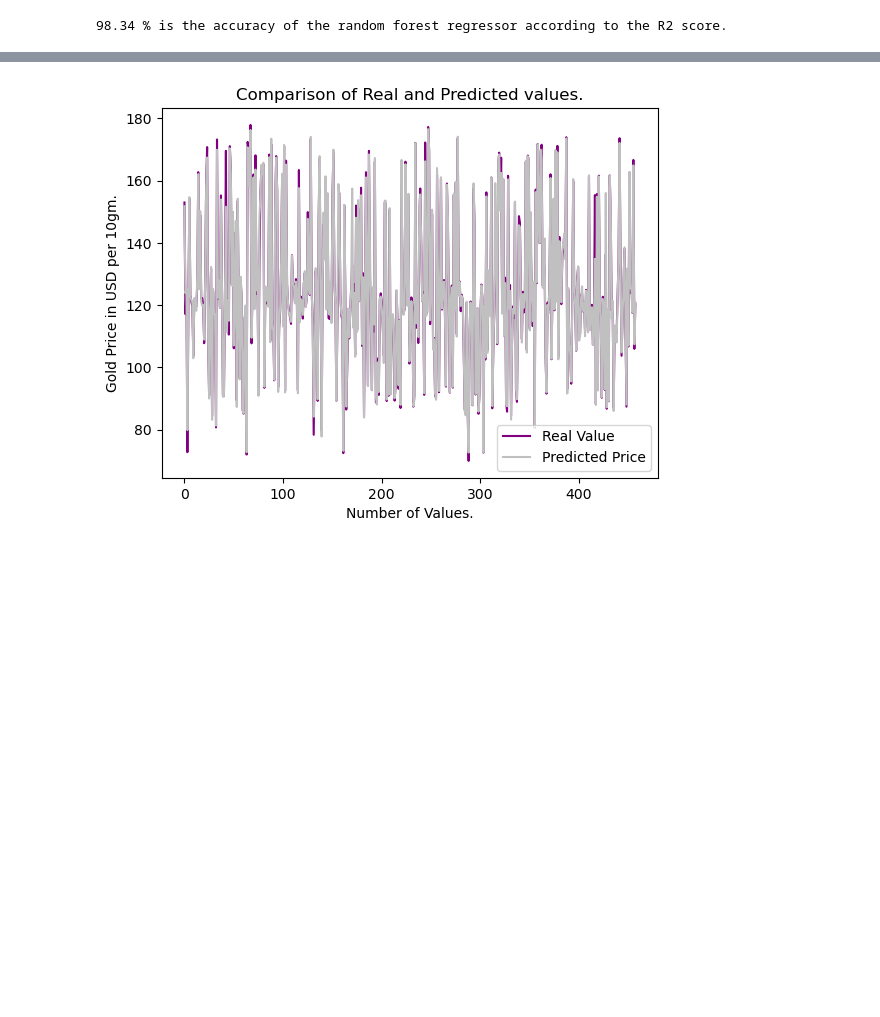
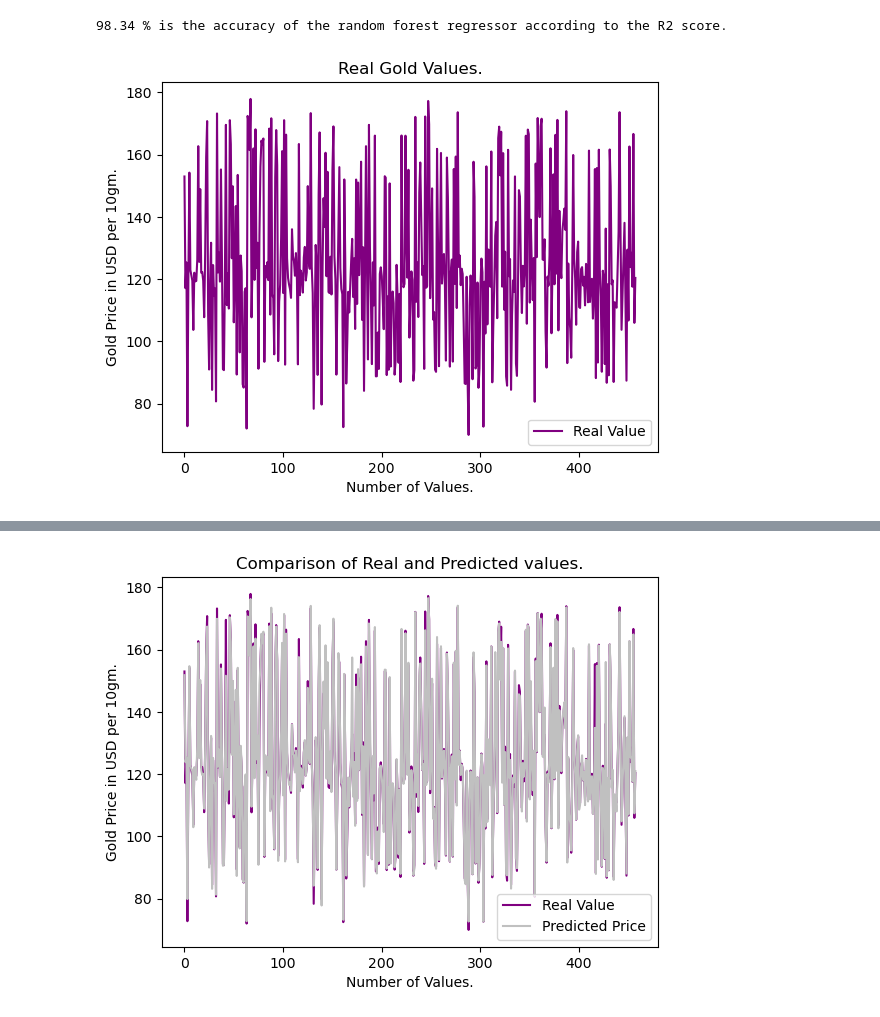
Before and after one commit to Ln8plus/Predicting-Gold-Prices, a Jupyter notebook: Predicting Gold Prices using RandomForest Regressor.ipynb, the cells around one changed output, grey strips where cells are left out. Saved outputs shown, nothing was run; the diff lists cells and outputs as text; code cells hidden in the pictures; blank space fills up the shorter version.

Commit message:
Added more graphs for better understanding.

```diff
--- a/Predicting Gold Prices using RandomForest Regressor.ipynb
+++ b/Predicting Gold Prices using RandomForest Regressor.ipynb
@@ -115,3 +115,12 @@ r2 = metrics.r2_score(ytest, predict)
 print(f"{round(r2, 4) * 100} % is the accuracy of the random forest regressor according to the R2 score." )
 # %% [output]
 98.34 % is the accuracy of the random forest regressor according to the R2 score.
+# %%
+plt.plot(list(ytest), color = 'purple', label = 'Real Value')
+plt.title('Real Gold Values.')
+plt.xlabel('Number of Values.')
+plt.ylabel('Gold Price in USD per 10gm.')
+plt.legend()
+plt.show()
+# %% [output]
+[figure, added]
```
Also changed, not shown: parts of 1 cell of this notebook.
